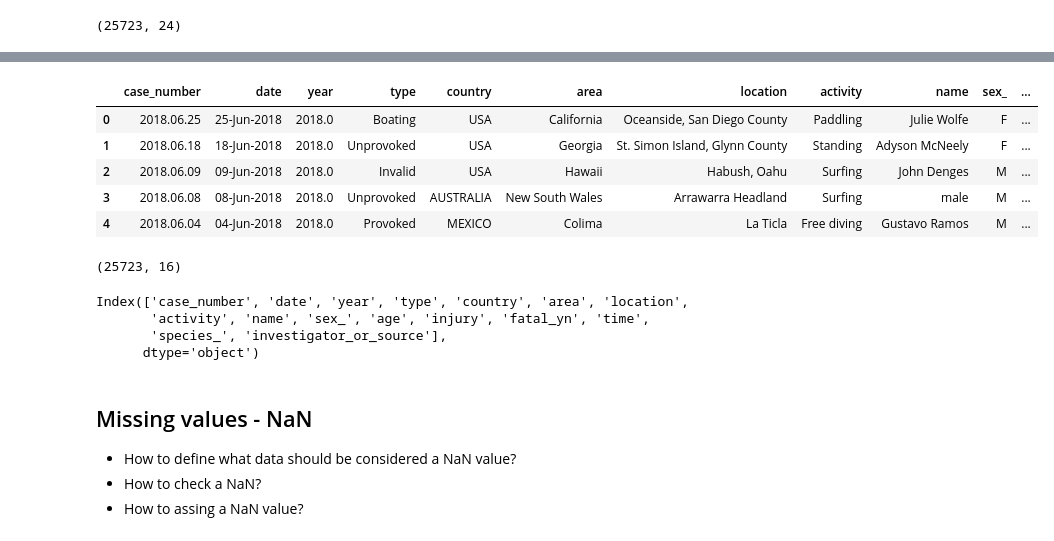
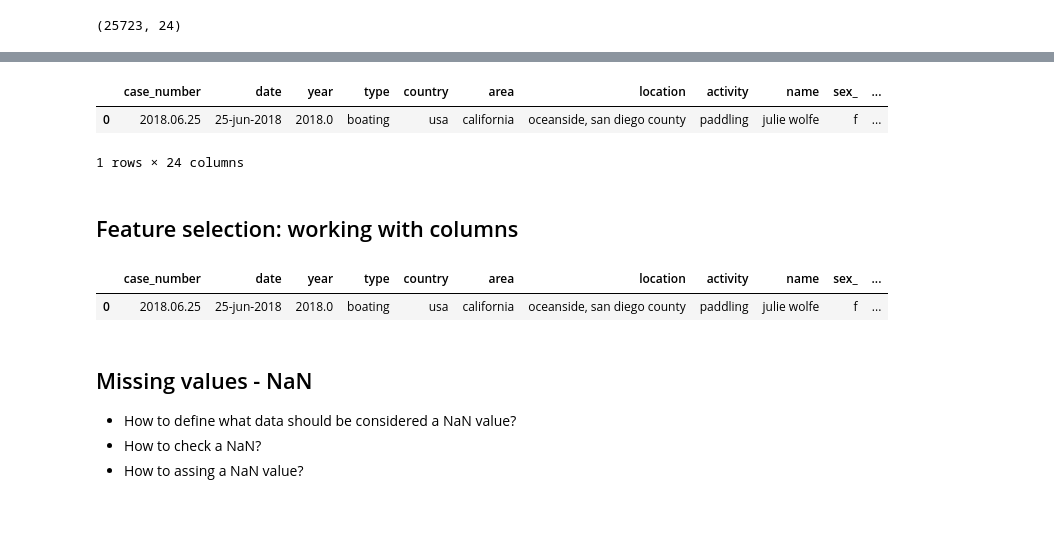
Before and after one commit to ironhacksao-datateam/june2019-ft, a Jupyter notebook: week_2/pandas-project/your-code/pandas_project.ipynb, the cells around one changed output, grey strips where cells are left out. Drawn from its saved outputs; the diff is of its cells as text; code cells hidden in the pictures; blank space fills up the shorter version.

```diff
--- a/week_2/pandas-project/your-code/pandas_project.ipynb
+++ b/week_2/pandas-project/your-code/pandas_project.ipynb
@@ -104,6 +156,8 @@ import numpy as np
 ## Import the data using Pandas
 # %%
 # pdf source: http://sharkattackfile.net/spreadsheets/pdf_directory/
+# %%
+na_list = ['xx', 'NaN', '0', 'UNKNOWN', 'Invalid', 'lli', '.']
 # %%
 df = pd.read_csv(
     # file to be imported
@@ -111,5 +165,5 @@ df = pd.read_csv(
     # encoding
     encoding='latin1',
     # na values
-    na_values=['xx', 'NaN', '0']
+    na_values=na_list
 )
@@ -167,26 +242,23 @@ df.columns = rename_cols(df.columns)
+# %%
+# normalize data: lower cases
+df = df.applymap(lambda x:x.lower()
+                if type(x) == str else x)
+# %%
+df.head(1)
+# %% [output]
+|  | case_number | date | year | type | country | area | location | activity | name | sex_ | ... |
+| 0 | 2018.06.25 | 25-jun-2018 | 2018.0 | boating | usa | california | oceanside, san diego county | paddling | julie wolfe | f | ... |
+1 rows × 24 columns
+# %% [markdown]
+## Feature selection: working with columns
 # %%
 # select the first 17 coluns and slice it using brackets
 df = df[df.columns[0:16]]
 # %%
-df.head()
+df.head(1)
 # %% [output]
 |  | case_number | date | year | type | country | area | location | activity | name | sex_ | ... |
-| 0 | 2018.06.25 | 25-Jun-2018 | 2018.0 | Boating | USA | California | Oceanside, San Diego County | Paddling | Julie Wolfe | F | ... |
-| 1 | 2018.06.18 | 18-Jun-2018 | 2018.0 | Unprovoked | USA | Georgia | St. Simon Island, Glynn County | Standing | Adyson McNeely | F | ... |
-| 2 | 2018.06.09 | 09-Jun-2018 | 2018.0 | Invalid | USA | Hawaii | Habush, Oahu | Surfing | John Denges | M | ... |
-| 3 | 2018.06.08 | 08-Jun-2018 | 2018.0 | Unprovoked | AUSTRALIA | New South Wales | Arrawarra Headland | Surfing | male | M | ... |
-| 4 | 2018.06.04 | 04-Jun-2018 | 2018.0 | Provoked | MEXICO | Colima | La Ticla | Free diving | Gustavo Ramos | M | ... |
+| 0 | 2018.06.25 | 25-jun-2018 | 2018.0 | boating | usa | california | oceanside, san diego county | paddling | julie wolfe | f | ... |
-# %%
-df.shape
-# %% [output]
-(25723, 16)
-# %%
-df.columns
-# %% [output]
-Index(['case_number', 'date', 'year', 'type', 'country', 'area', 'location',
-       'activity', 'name', 'sex_', 'age', 'injury', 'fatal_yn', 'time',
-       'species_', 'investigator_or_source'],
-      dtype='object')
 # %% [markdown]
 ## Missing values - NaN
 * How to define what data should be considered a NaN value?
```
Also changed, not shown: parts of 82 cells of this notebook, 2 other files.
